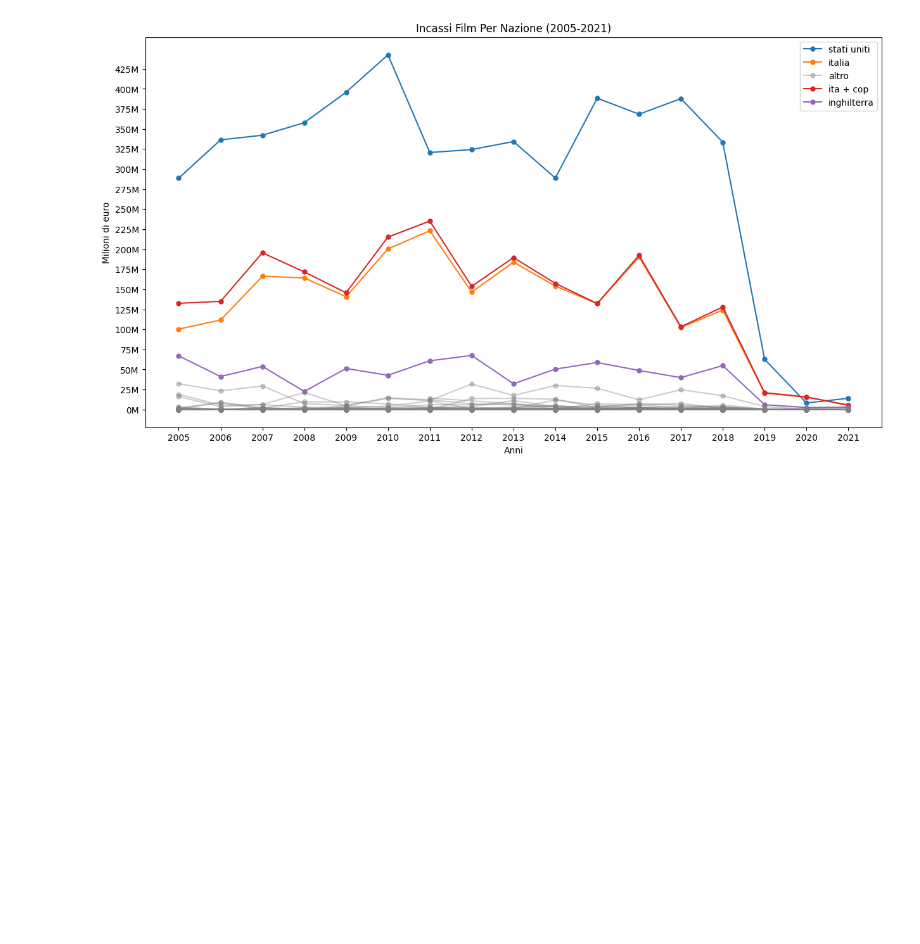
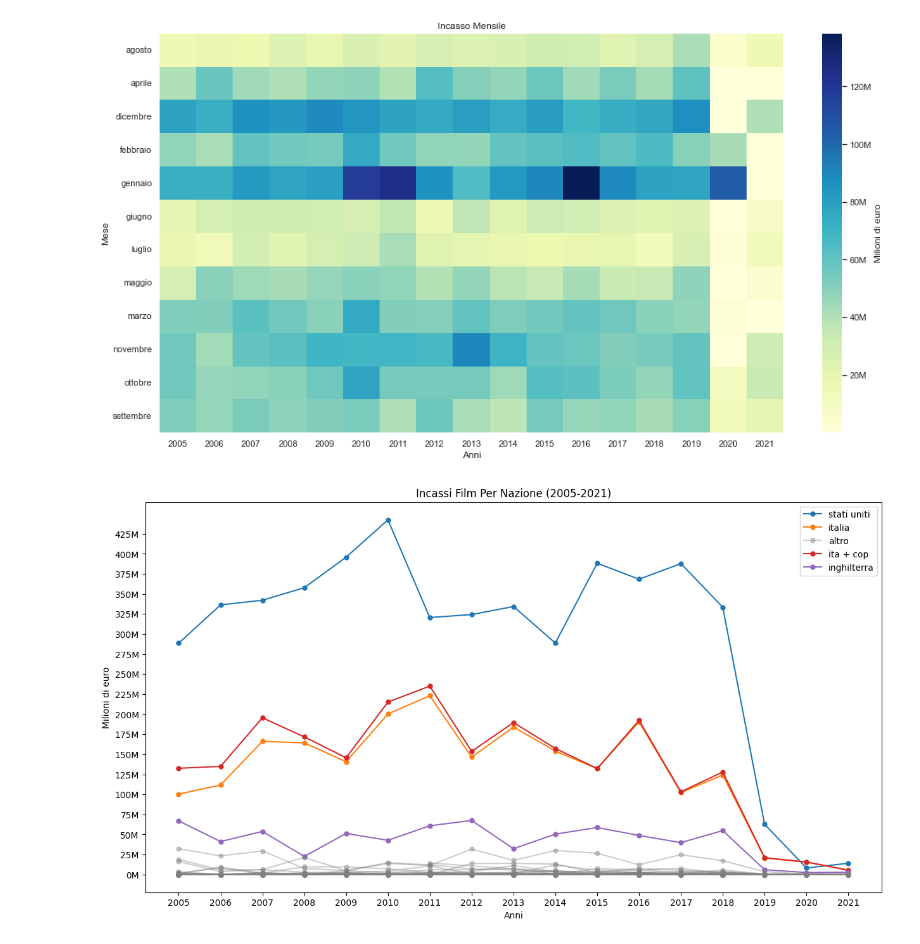
Before and after one commit to GitCass01/italian-cinemas-sciviz, a Jupyter notebook: Progetto.ipynb, the cells around one changed output. Saved outputs shown, nothing was run; the diff lists cells and outputs as text; code cells hidden in the pictures; blank space fills up the shorter version.

Commit message:
new plot

```diff
--- a/Progetto.ipynb
+++ b/Progetto.ipynb
@@ -9,33 +11,31 @@ import plotly.express as px
 # %%
-# Treemap degli incassi mensili per anno (2005-2021) con Plotly
+df = mesi.replace({'Incasso': 0}, 1)
+months = df['Mese']
+years = df['Year']
+income = df['Incasso']
 
-# necessario, altrimenti la generazione del colore continuo (e della legenda) dà errore
-df = mesi.replace({'Incasso': 0}, 1)
+heatmap = pd.pivot_table(df, values ='Incasso', index=['Mese'], columns='Year')
 
-# aggiungo colonna 'Incasso_Totale', da utilizzare poi per generare il colore della treemap
-# df['Incasso_Totale'] = np.nan
-# for year in range(2005, 2022):
-#     sum_y = sum(df[df['Year'] == year]['Incasso'])
-#     df.loc[df['Year'] == year, 'Incasso_Totale'] = sum_y
+fig, ax = plt.subplots(figsize=(15,8))
+sns.set()
+sns.heatmap(heatmap, cmap='YlGnBu', cbar_kws={'label': 'Milioni di euro'})
 
-fig = px.treemap(
-    df,
-    path=[px.Constant("Totale (2005-2021)"), 'Year', 'Mese'],
-    values='Incasso',
-    color='Incasso',
-#     color_continuous_scale=px.colors.sequential.Viridis,
-    color_continuous_midpoint=np.average(df['Incasso']),
-    maxdepth=2,
-    title='Incassi mensili per anno (2005-2021)'
-)
-fig.update_traces(root_color="lightgrey", hovertemplate='labels=%{label}<br>Incasso_totale=%{value}<extra></extra>')
-fig.update_layout(margin = dict(t=50, l=25, r=25, b=25))
+# custom colourbar
+cbar = fig.get_figure().get_axes()[1]
+yticks = np.arange(0, 160000000, step=20000000)
+ticks_loc = cbar.get_yticks().tolist()
+cbar.yaxis.set_major_locator(mticker.FixedLocator(ticks_loc))
+cbar.set_yticklabels(['{:1.0f}M'.format(ytick*0.000_001) for ytick in yticks])
 
-fig.update(layout_coloraxis_showscale=False)
+ax.set_title("Incasso Mensile")
+ax.set_xlabel('Anni')
+fig.tight_layout()
 
-# fig.write_html('Dati_Cinema_Italiani/plots/treemap_mesi_depth2.html')
+plt.savefig('Dati_Cinema_Italiani/plots/Incassi_mensili_heatmap.png', bbox_inches='tight')
 
-fig.show()
+plt.show()
+# %% [output]
+[figure, added]
 # %%
 # INCASSI FILM IN ITALIA PER NAZIONE (2005-2021)
 
```
Also changed, not shown: parts of 1 cell of this notebook, 1 other file.
